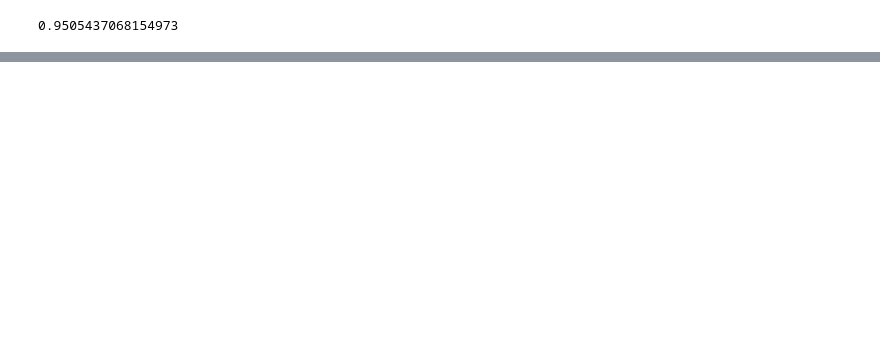
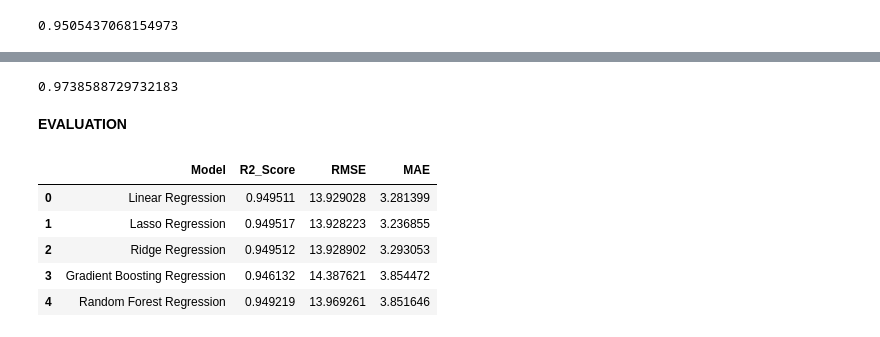
Before and after one commit to VignaPrasanna/Content_monetization_Modeler, a Jupyter notebook: youtube_ad_rev.ipynb, the cells around one changed output, grey strips where cells are left out. Saved outputs shown, nothing was run; the diff lists cells and outputs as text; code cells hidden in the pictures; blank space fills up the shorter version.

```diff
--- a/youtube_ad_rev.ipynb
+++ b/youtube_ad_rev.ipynb
@@ -350,0 +365,4 @@ rf = RandomForestRegressor(n_estimators=100, max_depth=10, random_state=42)
+# %%
+lasso_r2 =r2_score(y_test, y_test_pred_lasso)
+lasso_rmse = root_mean_squared_error(y_test, y_test_pred_lasso)
+lasso_mae = mean_absolute_error(y_test, y_test_pred_lasso)
@@ -350,0 +375,42 @@ rf = RandomForestRegressor(n_estimators=100, max_depth=10, random_state=42)
+# %%
+from sklearn.ensemble import GradientBoostingRegressor
+gb = GradientBoostingRegressor(n_estimators = 100, learning_rate = 0.1, max_depth = 10, random_state = 42)
+# %%
+gb.fit(X_train,y_train)
+y_test_pred_gb = gb.predict(X_test)
+# %%
+gb_r2 =r2_score(y_test, y_test_pred_gb)
+gb_rmse = root_mean_squared_error(y_test, y_test_pred_gb)
+gb_mae = mean_absolute_error(y_test, y_test_pred_gb)
+# %%
+r2_score(y_train, gb.predict(X_train))
+# %% [output]
+0.9738588729732183
+# %% [markdown]
+**EVALUATION**
+# %%
+#evalutaion_metrics = pd.DataFrame()
+
+data = {
+    "Model": [
+        "Linear Regression",
+        "Lasso Regression",
+        "Ridge Regression",
+        "Gradient Boosting Regression",
+        "Random Forest Regression"
+    ],
+    "R2_Score": [lr_r2, lasso_r2, ridge_r2, gb_r2, rf_r2],
+    "RMSE": [lr_rmse, lasso_rmse, ridge_rmse, gb_rmse, rf_rmse],
+    "MAE": [lr_mae, lasso_mae, ridge_mae, gb_mae, rf_mae],
+}
+
+# Create the DataFrame
+results_df = pd.DataFrame(data)
+results_df
+# %% [output]
+|  | Model | R2_Score | RMSE | MAE |
+| 0 | Linear Regression | 0.949511 | 13.929028 | 3.281399 |
+| 1 | Lasso Regression | 0.949517 | 13.928223 | 3.236855 |
+| 2 | Ridge Regression | 0.949512 | 13.928902 | 3.293053 |
+| 3 | Gradient Boosting Regression | 0.946132 | 14.387621 | 3.854472 |
+| 4 | Random Forest Regression | 0.949219 | 13.969261 | 3.851646 |
```
Also changed, not shown: parts of 20 cells of this notebook.
